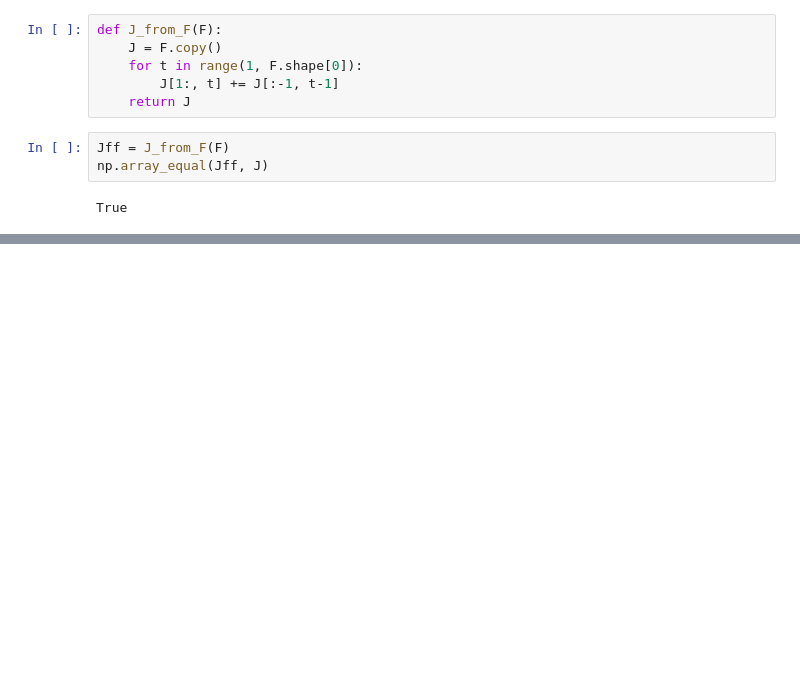
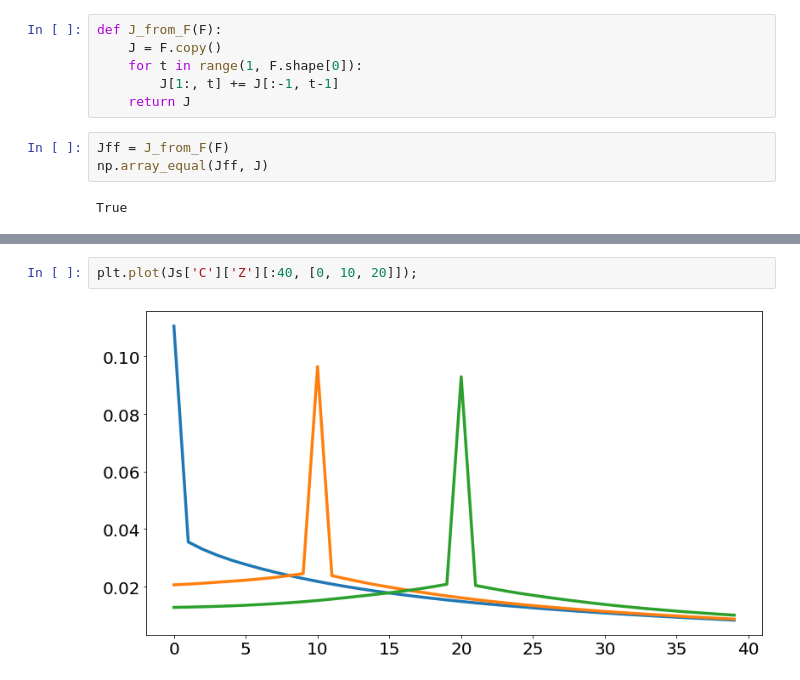
Before and after one commit to thomasmikaelsen/Julia-HANK, a Jupyter notebook: Auclert-Rognlie-Straub/Lecture1Python.ipynb, the cells around one changed output, grey strips where cells are left out. Drawn from its saved outputs; the diff is of its cells as text; blank space fills up the shorter version.

```diff
--- a/Auclert-Rognlie-Straub/Lecture1Python.ipynb
+++ b/Auclert-Rognlie-Straub/Lecture1Python.ipynb
@@ -632,0 +712,4 @@ array([[0.4850996 , 0.95378775, 0.90403595, 0.85945355, 0.818771  ],
+# %%
+plt.plot(Js['C']['Z'][:40, [0, 10, 20]]);
+# %% [output]
+[figure, added]
```
Also changed, not shown: parts of 58 cells of this notebook, 3 other files.
